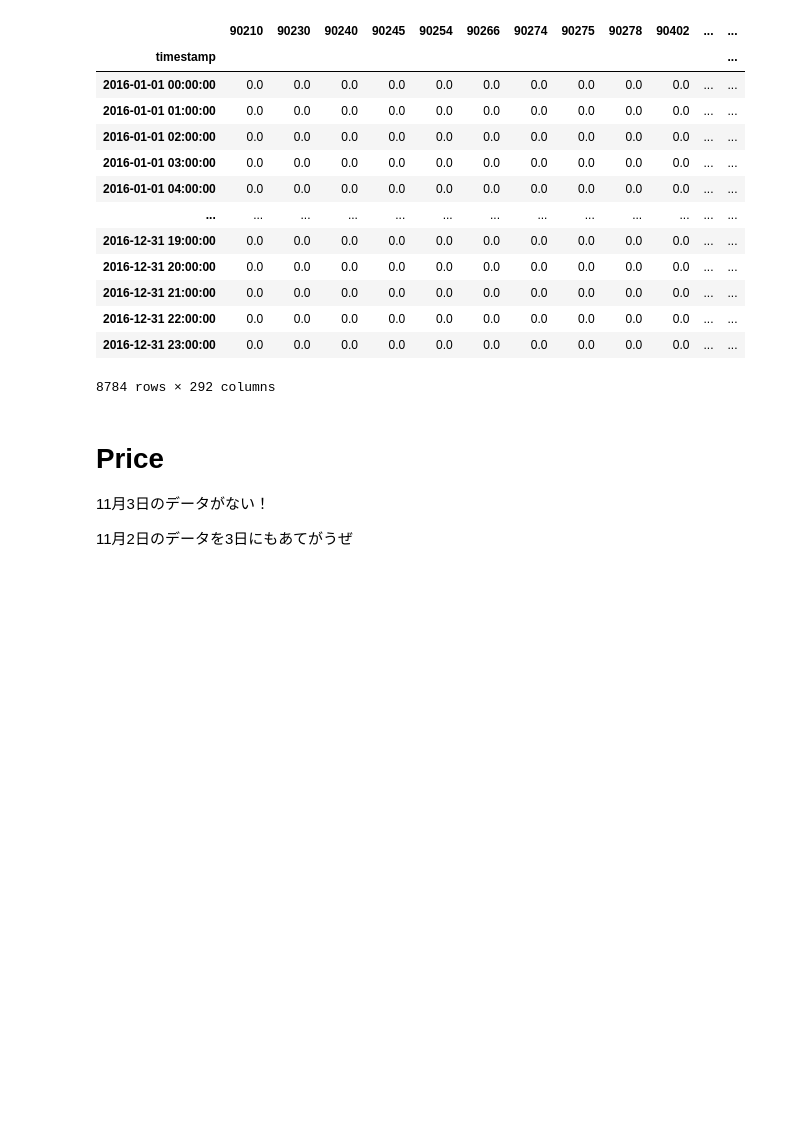
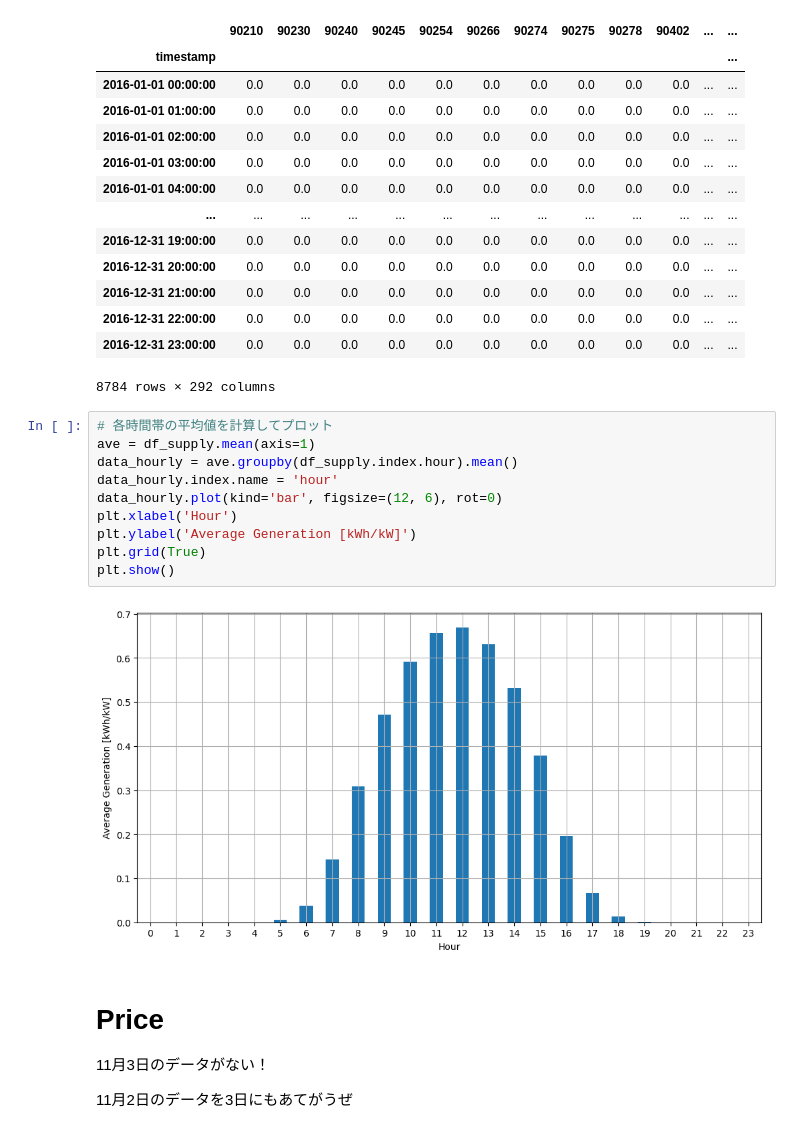
Before and after one commit to moooyu1121/master_thesis_model, a Jupyter notebook: data_preprocess.ipynb, the cells around one changed output. Drawn from its saved outputs; the diff is of its cells as text; blank space fills up the shorter version.

```diff
--- a/data_preprocess.ipynb
+++ b/data_preprocess.ipynb
@@ -321,6 +336,18 @@ df_supply
 | 2016-12-31 22:00:00 | 0.0 | 0.0 | 0.0 | 0.0 | 0.0 | 0.0 | 0.0 | 0.0 | 0.0 | 0.0 | ... | ... |
 | 2016-12-31 23:00:00 | 0.0 | 0.0 | 0.0 | 0.0 | 0.0 | 0.0 | 0.0 | 0.0 | 0.0 | 0.0 | ... | ... |
 8784 rows × 292 columns
+# %%
+# 各時間帯の平均値を計算してプロット
+ave = df_supply.mean(axis=1)
+data_hourly = ave.groupby(df_supply.index.hour).mean()
+data_hourly.index.name = 'hour'
+data_hourly.plot(kind='bar', figsize=(12, 6), rot=0)
+plt.xlabel('Hour')
+plt.ylabel('Average Generation [kWh/kW]')
+plt.grid(True)
+plt.show()
+# %% [output]
+[figure, added]
 # %% [markdown]
 # Price
 
```
Also changed, not shown: parts of 9 cells of this notebook.
